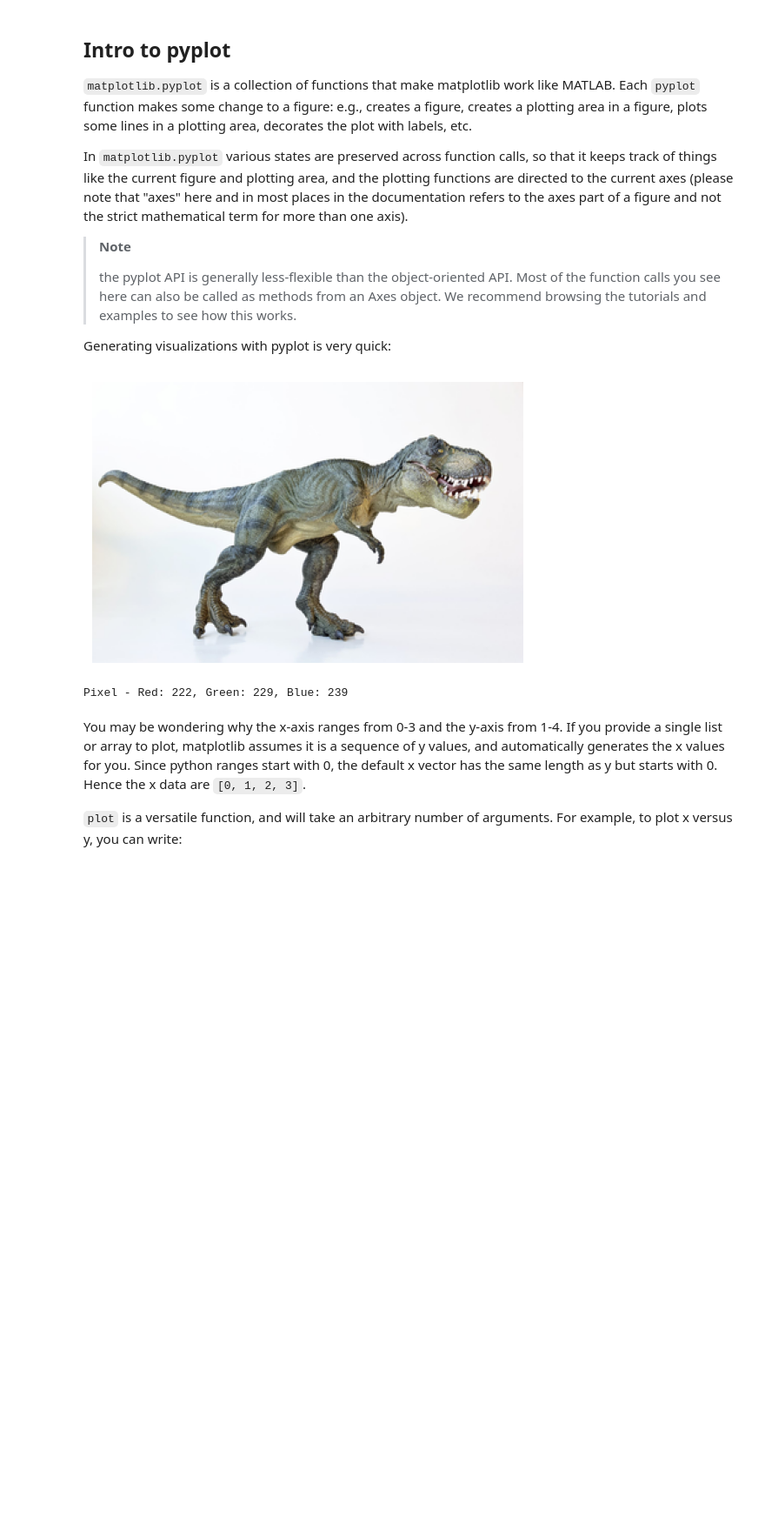
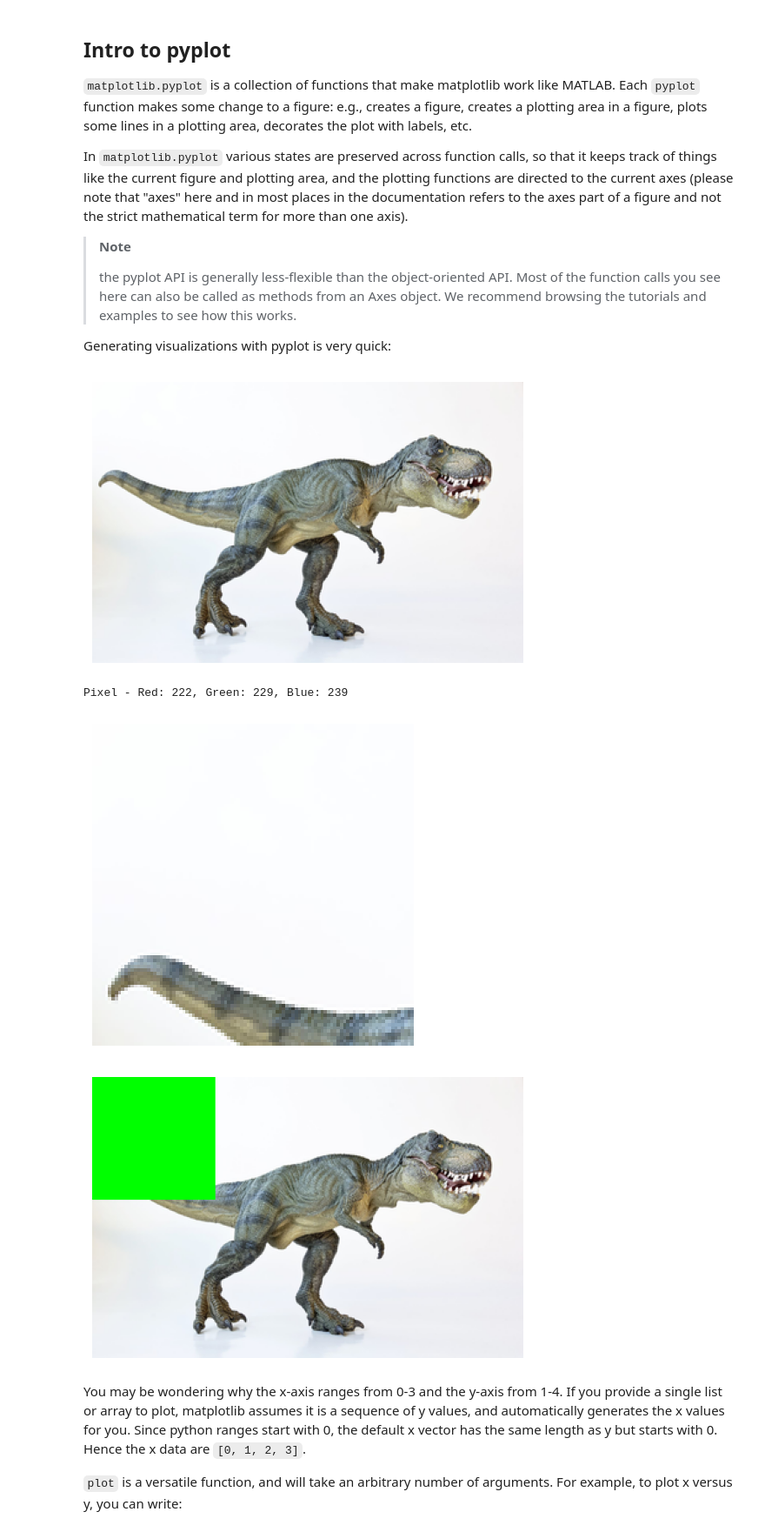
Before and after one commit to hmpippo/Computer-Vision-with-Machine-Learning-Practice, a Jupyter notebook: notebooks/matplotlib.ipynb, the cells around one changed output. Shown at 87% size. Saved outputs shown, nothing was run; the diff lists cells and outputs as text; code cells hidden in the pictures; blank space fills up the shorter version.

```diff
--- a/notebooks/matplotlib.ipynb
+++ b/notebooks/matplotlib.ipynb
@@ -19,33 +19,45 @@ Generating visualizations with pyplot is very quick:
 import cv2
 import matplotlib.pyplot as plt
 import matplotlib.image as mpimg
 #plt.plot([1, 2, 3, 4, 4])
 #plt.ylabel('Numbers')
 #plt.show()
 
 # Load the image and show some basic information on it
 image = cv2.imread("../data/trex.png")
 # print("width: {} pixels".format(image.shape[1]))
 # print("height: {} pixels".format(image.shape[0]))
 # print("channels: {}".format(image.shape[2]))
 # image = mpimg.imread("../data/trex.png")
 plt.axis("off")
 plt.imshow(cv2.cvtColor(image, cv2.COLOR_BGR2RGB))
 plt.show()
 
 
 # Show the image and wait for a keypress
 #cv2.imshow("Image", image)
 #cv2.waitKey(0)
 
 # cv2.imwrite("newimage.jpg", image)
 
 # access & manipulate pixels
 (b, g, r) = image[219, 90]
 print("Pixel - Red: {}, Green: {}, Blue: {}".format(r, g, b))
+
+corner = image[0:100, 0:100]
+plt.axis("off")
+plt.imshow(cv2.cvtColor(corner, cv2.COLOR_BGR2RGB))
+plt.show()
+
+image[0:100, 0:100] = (0, 255, 0)
+plt.axis("off")
+plt.imshow(cv2.cvtColor(image, cv2.COLOR_BGR2RGB))
+plt.show()
 # %% [output]
 [figure]
 Pixel - Red: 222, Green: 229, Blue: 239
+[figure, added]
+[figure, added]
 # %% [markdown]
 You may be wondering why the x-axis ranges from 0-3 and the y-axis from 1-4. If you provide a single list or array to plot, matplotlib assumes it is a sequence of y values, and automatically generates the x values for you. Since python ranges start with 0, the default x vector has the same length as y but starts with 0. Hence the x data are `[0, 1, 2, 3]`.
 
```
